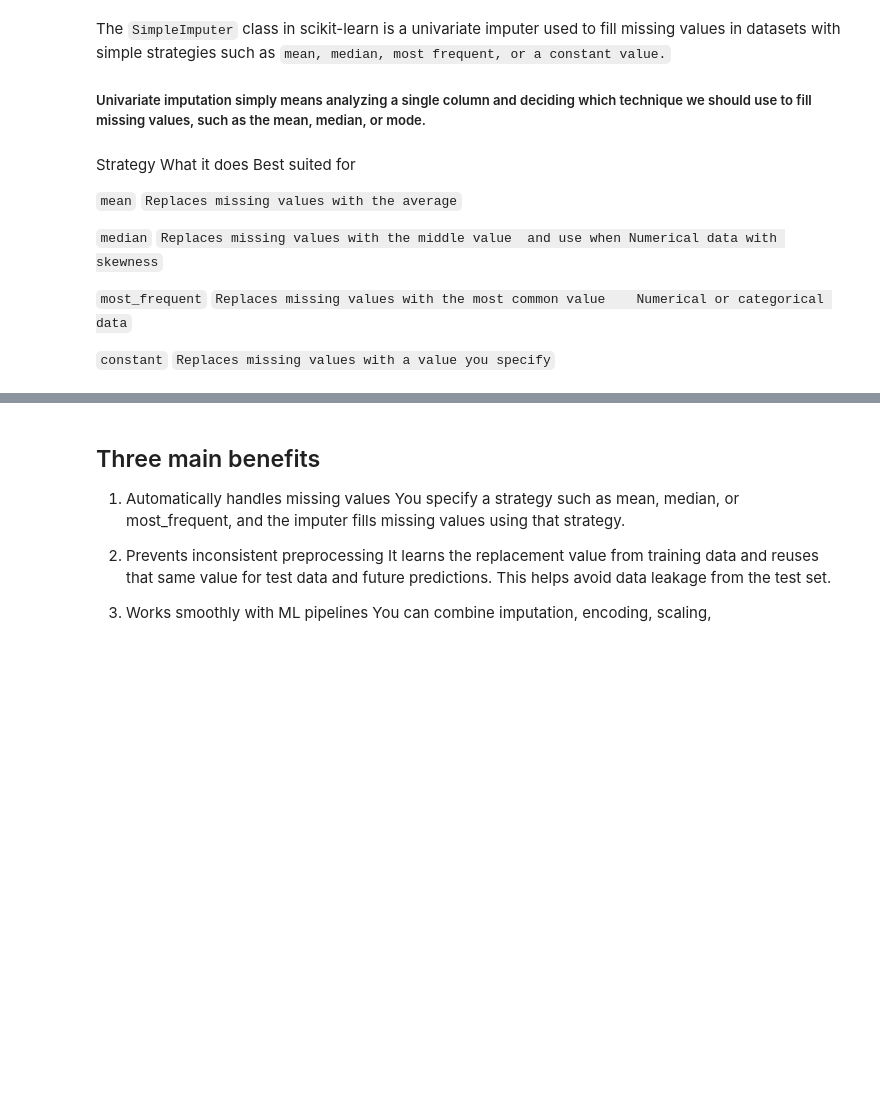
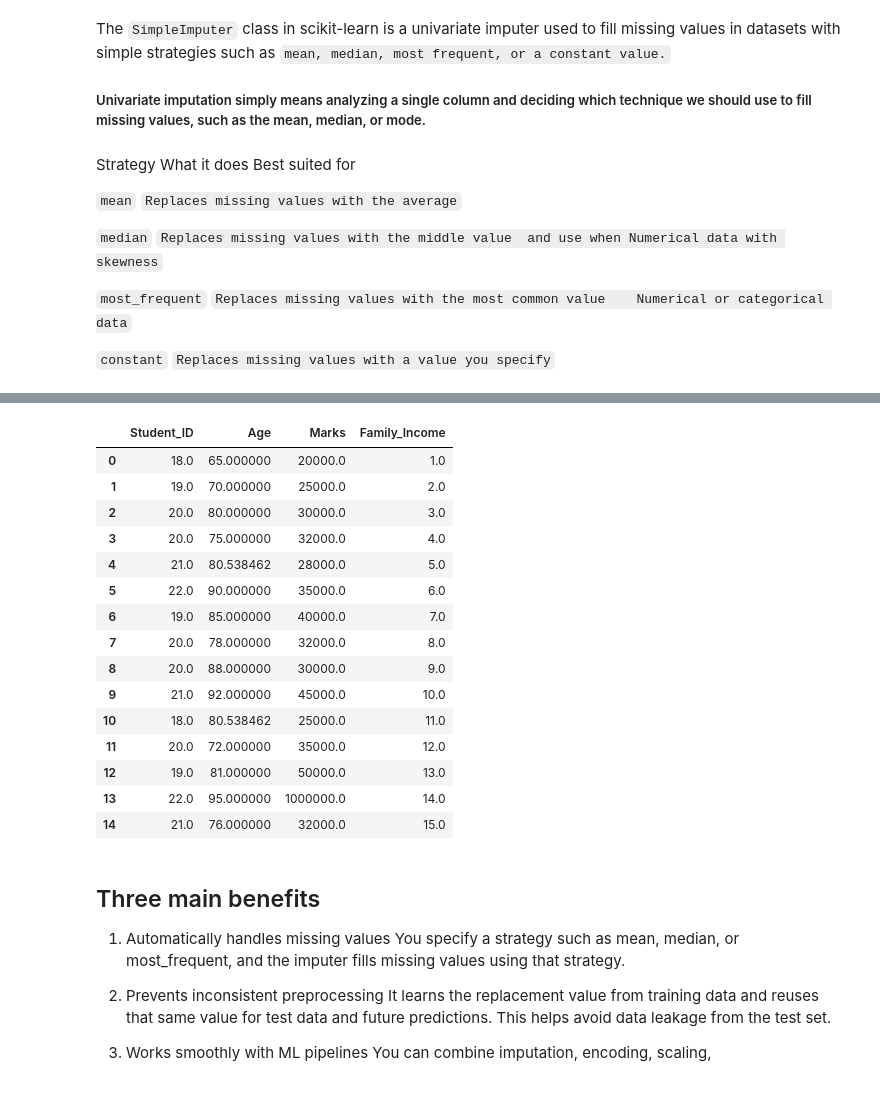
Before and after one commit to Vishalkumar800/ML-Learning, a Jupyter notebook: Imputer.ipynb, the cells around one changed output, grey strips where cells are left out. Cells and saved outputs as stored; diff of their text form; code cells hidden in the pictures; blank space fills up the shorter version.

Commit message:
Simple Imputer Full working guides

```diff
--- a/Imputer.ipynb
+++ b/Imputer.ipynb
@@ -49,3 +80,34 @@ df = pd.DataFrame({
+# %%
+ct = ColumnTransformer(
+    transformers=[
+        ("imputer", SimpleImputer() , ["Age", "Marks"]),
+        ("imputer2" , SimpleImputer(strategy="median"),["Family_Income"])
+    ],
+    remainder ="passthrough"
+
+)
+
+ans = ct.fit_transform(df)
+
+data = pd.DataFrame(ans, columns = df.columns)
+data
+# %% [output]
+|  | Student_ID | Age | Marks | Family_Income |
+| 0 | 18.0 | 65.000000 | 20000.0 | 1.0 |
+| 1 | 19.0 | 70.000000 | 25000.0 | 2.0 |
+| 2 | 20.0 | 80.000000 | 30000.0 | 3.0 |
+| 3 | 20.0 | 75.000000 | 32000.0 | 4.0 |
+| 4 | 21.0 | 80.538462 | 28000.0 | 5.0 |
+| 5 | 22.0 | 90.000000 | 35000.0 | 6.0 |
+| 6 | 19.0 | 85.000000 | 40000.0 | 7.0 |
+| 7 | 20.0 | 78.000000 | 32000.0 | 8.0 |
+| 8 | 20.0 | 88.000000 | 30000.0 | 9.0 |
+| 9 | 21.0 | 92.000000 | 45000.0 | 10.0 |
+| 10 | 18.0 | 80.538462 | 25000.0 | 11.0 |
+| 11 | 20.0 | 72.000000 | 35000.0 | 12.0 |
+| 12 | 19.0 | 81.000000 | 50000.0 | 13.0 |
+| 13 | 22.0 | 95.000000 | 1000000.0 | 14.0 |
+| 14 | 21.0 | 76.000000 | 32000.0 | 15.0 |
 # %% [markdown]
 ## Three main benefits
 
```
Also changed, not shown: parts of 6 cells of this notebook.
